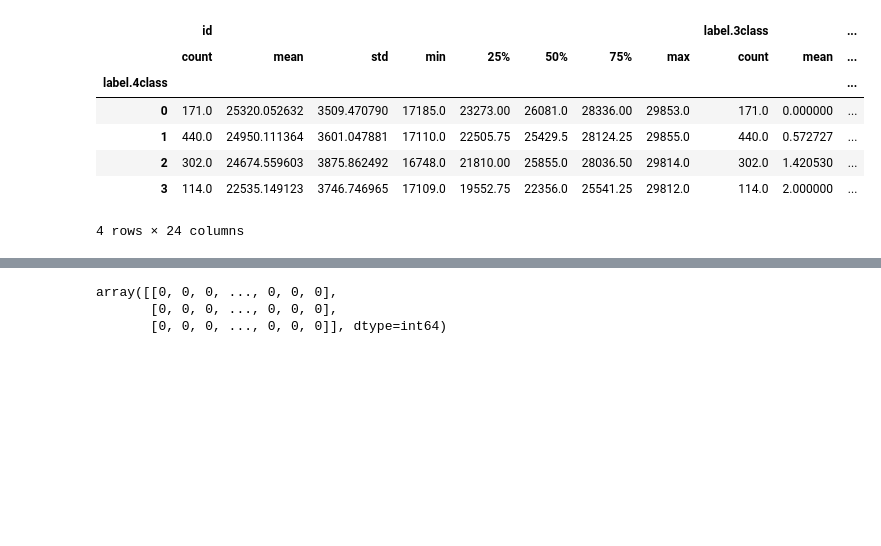
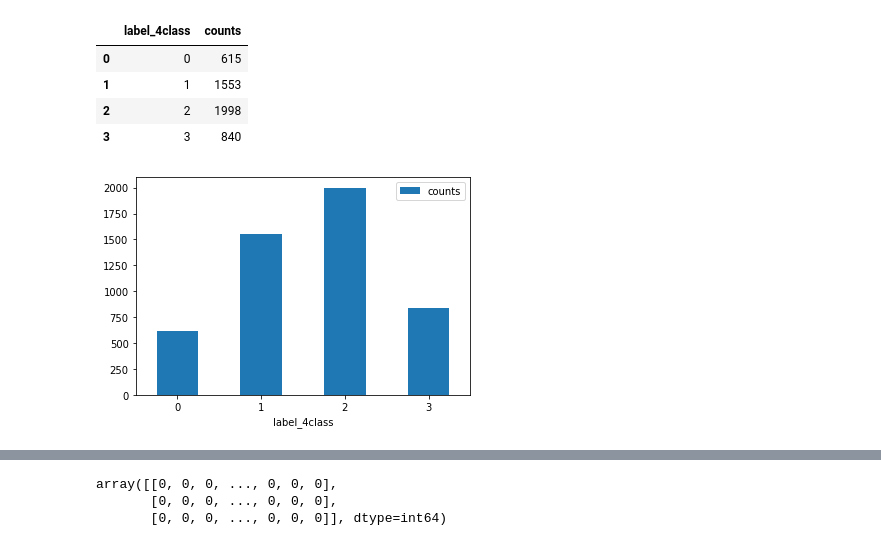
Before and after one commit to tojatos/SI, a Jupyter notebook: MachineLearning/zad1.ipynb, the cells around one changed output, grey strips where cells are left out. Cells and saved outputs as stored; diff of their text form; code cells hidden in the pictures; blank space fills up the shorter version.

```diff
--- a/MachineLearning/zad1.ipynb
+++ b/MachineLearning/zad1.ipynb
@@ -3,14 +12,11 @@ Load data
 # %%
-import pandas as pd
-import glob
-import os
-
-path = "scale_data/scaledata/Dennis+Schwartz/"
+path = "scale_data/merged/"
 
 all_files = glob.glob(path + "*")
+# print(all_files)
 
 def read_csv(f):
-    return pd.read_csv(f, engine="python", delimiter="impossible_delimiter_to_read_line_by_line", names=[os.path.basename(f).rsplit(".", 1)[0]])
+    return pd.read_csv(f, engine="python", delimiter="impossible_delimiter_to_read_line_by_line", names=[os.path.basename(f)])
 
 def reset_index(df):
     df.reset_index(drop=True, inplace=True)
@@ -19,6 +25,5 @@ dataframes = [read_csv(f) for f in all_files]
 
 df = pd.concat(dataframes, axis=1)
 
-
 df.head()
 # %% [output]
@@ -41,11 +49,11 @@ df.groupby('label.3class').describe()
 # %%
-df.groupby('label.4class').describe()
+c = df.groupby('label_4class').size().reset_index(name='counts')
+c.plot.bar(x='label_4class', y="counts", rot=0)
+c
 # %% [output]
-|  | id |  |  |  |  |  |  |  | label.3class |  | ... |
-|  | count | mean | std | min | 25% | 50% | 75% | max | count | mean | ... |
-| label.4class |  |  |  |  |  |  |  |  |  |  | ... |
-| 0 | 171.0 | 25320.052632 | 3509.470790 | 17185.0 | 23273.00 | 26081.0 | 28336.00 | 29853.0 | 171.0 | 0.000000 | ... |
-| 1 | 440.0 | 24950.111364 | 3601.047881 | 17110.0 | 22505.75 | 25429.5 | 28124.25 | 29855.0 | 440.0 | 0.572727 | ... |
-| 2 | 302.0 | 24674.559603 | 3875.862492 | 16748.0 | 21810.00 | 25855.0 | 28036.50 | 29814.0 | 302.0 | 1.420530 | ... |
-| 3 | 114.0 | 22535.149123 | 3746.746965 | 17109.0 | 19552.75 | 22356.0 | 25541.25 | 29812.0 | 114.0 | 2.000000 | ... |
+|  | label_4class | counts |
+| 0 | 0 | 615 |
+| 1 | 1 | 1553 |
+| 2 | 2 | 1998 |
+| 3 | 3 | 840 |
-4 rows × 24 columns
+[figure, added]
```
Also changed, not shown: parts of 22 cells of this notebook, 6 other files.
